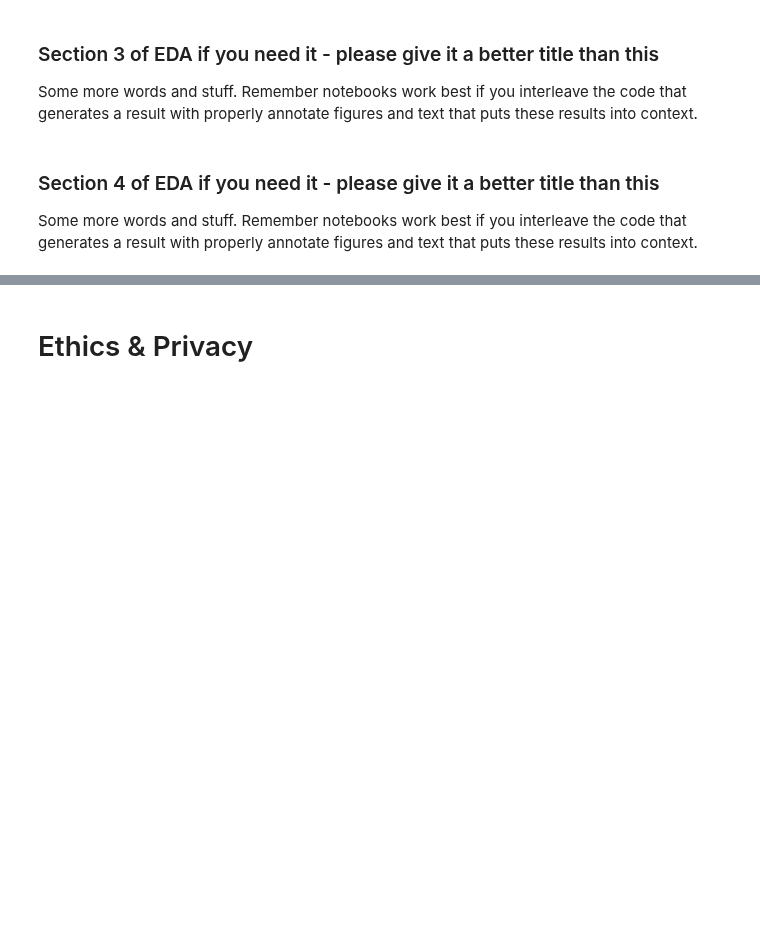
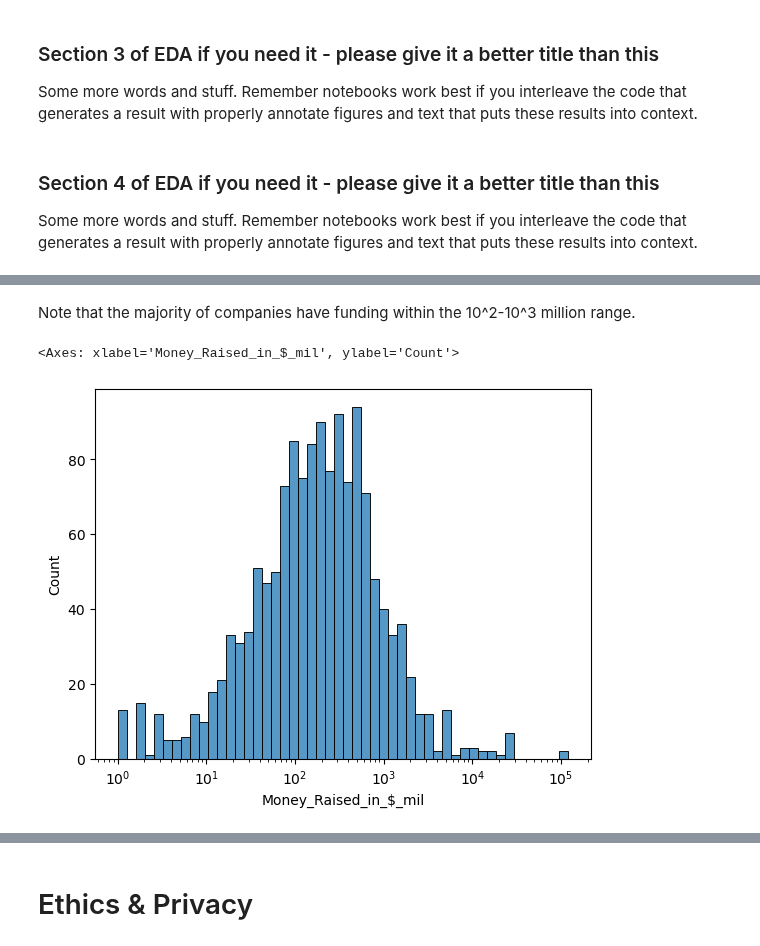
Before and after one commit to COGS108/Group019_WI24, a Jupyter notebook: EDACheckpoint_Group019_WI24.ipynb, the cells around one changed output, grey strips where cells are left out. Drawn from its saved outputs; the diff is of its cells as text; code cells hidden in the pictures; blank space fills up the shorter version.

```diff
--- a/EDACheckpoint_Group019_WI24.ipynb
+++ b/EDACheckpoint_Group019_WI24.ipynb
@@ -136,0 +163,7 @@ Some more words and stuff.  Remember notebooks work best if you interleave the c
+# %% [markdown]
+Note that the majority of companies have funding within the 10^2-10^3 million range.
+# %%
+sns.histplot(x="Money_Raised_in_$_mil", bins=50, data=df, log_scale=True)
+# %% [output]
+<Axes: xlabel='Money_Raised_in_$_mil', ylabel='Count'>
+[figure, added]
```
Also changed, not shown: parts of 11 cells of this notebook.
